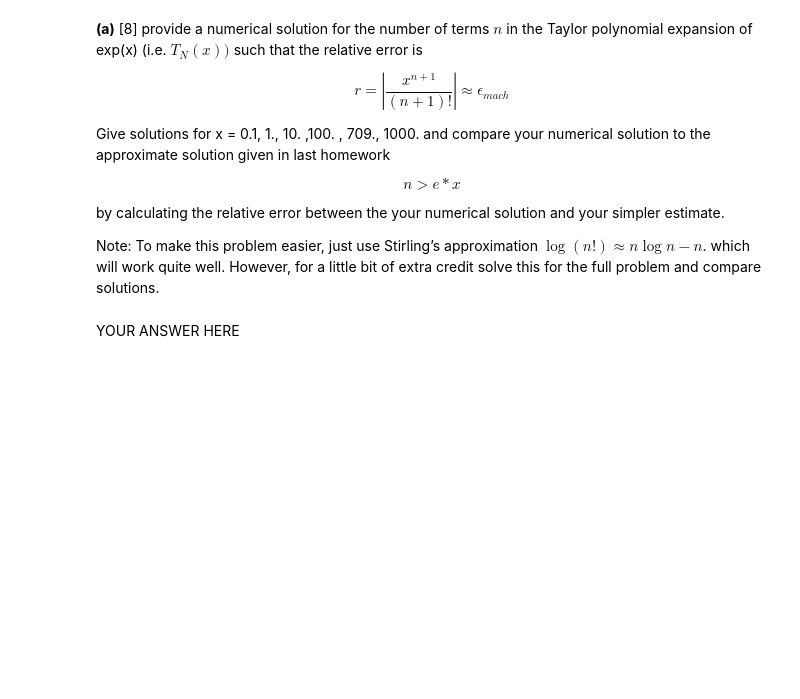
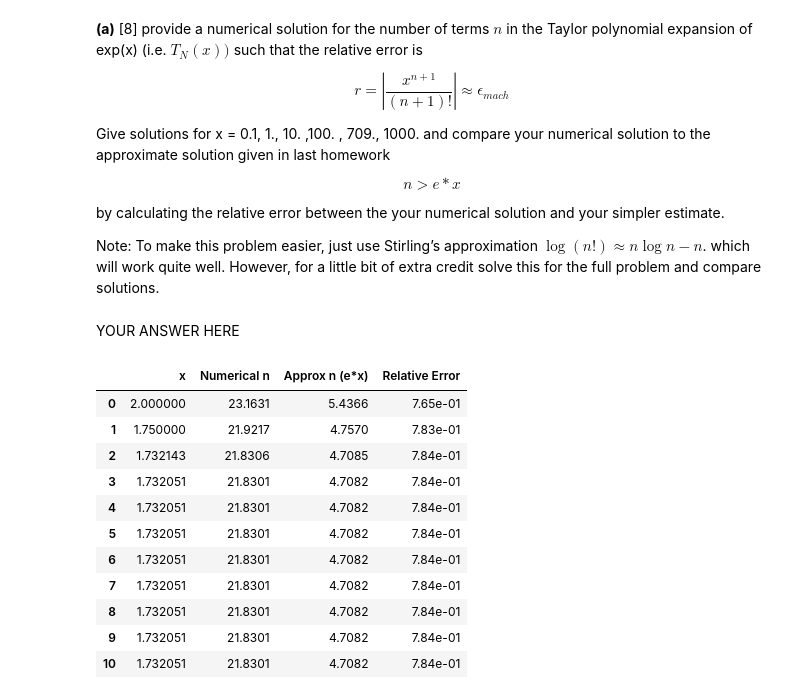
Before and after one commit to ArminNouri/intro-numerical-methods, a Jupyter notebook: hw2/HW2_roots.ipynb, the cells around one changed output. Saved outputs shown, nothing was run; the diff lists cells and outputs as text; code cells hidden in the pictures; blank space fills up the shorter version.

```diff
--- a/hw2/HW2_roots.ipynb
+++ b/hw2/HW2_roots.ipynb
@@ -919,0 +917,78 @@ raise NotImplementedError()
+# %%
+# Machine epsilon
+epsilon_machine = numpy.finfo(float).eps
+
+# Stirling's approximation for log((n+1)!)
+def log_stirling_approx(n):
+    return (n + 1) * numpy.log(n + 1) - (n + 1)
+
+# Function to find the root: log(|x^{n+1}/(n+1)!|) = log(eps_machine)
+def taylor_expansion_error(n, x):
+    return (n + 1) * numpy.log(x) - log_stirling_approx(n) - numpy.log(epsilon_machine)
+
+def find_taylor_n(x):
+    """
+    Function to find the numerical solution for n such that the relative error in the Taylor expansion
+    of e^x is less than or equal to machine epsilon using root finding.
+
+    Parameters:
+    -----------
+    x : float
+        The value of x for which we want to find n.
+
+    Returns:
+    --------
+    n : float
+        The number of terms n such that the Taylor expansion satisfies the error requirement.
+    """
+    # Adjusting the bracket for different x values
+    lower_bound = 1
+    upper_bound = max(50, int(3 * numpy.exp(1) * x))  # Dynamically adjusting the upper bound based on x
+
+    result = root_scalar(taylor_expansion_error, args=(x,), method='brentq', bracket=[lower_bound, upper_bound], xtol=1.e-6)
+    return result.root
+
+# Re-running the calculations with the dynamic bracket adjustment
+numerical_n = []
+approximate_n = []
+relative_errors = []
+
+for x in x_values:
+    n_numerical = find_taylor_n(x)
+    n_approx = numpy.exp(1) * x
+
+    numerical_n.append(n_numerical)
+    approximate_n.append(n_approx)
+
+    # Relative error between numerical solution and the approximation n ≈ e*x
+    rel_error = numpy.abs(n_numerical - n_approx) / n_numerical
+    relative_errors.append(rel_error)
+
+# Recreate the table with results
+table_data = []
+
+for x, n_num, n_approx, rel_err in zip(x_values, numerical_n, approximate_n, relative_errors):
+    table_data.append({
+        'x': x,
+        'Numerical n': f'{n_num:.4f}',
+        'Approx n (e*x)': f'{n_approx:.4f}',
+        'Relative Error': f'{rel_err:.2e}'
+    })
+
+# Create DataFrame for clean display
+df_table_fixed = pd.DataFrame(table_data, columns=['x', 'Numerical n', 'Approx n (e*x)', 'Relative Error'])
+
+df_table_fixed
+# %% [output]
+|  | x | Numerical n | Approx n (e*x) | Relative Error |
+| 0 | 2.000000 | 23.1631 | 5.4366 | 7.65e-01 |
+| 1 | 1.750000 | 21.9217 | 4.7570 | 7.83e-01 |
+| 2 | 1.732143 | 21.8306 | 4.7085 | 7.84e-01 |
+| 3 | 1.732051 | 21.8301 | 4.7082 | 7.84e-01 |
+| 4 | 1.732051 | 21.8301 | 4.7082 | 7.84e-01 |
+| 5 | 1.732051 | 21.8301 | 4.7082 | 7.84e-01 |
+| 6 | 1.732051 | 21.8301 | 4.7082 | 7.84e-01 |
+| 7 | 1.732051 | 21.8301 | 4.7082 | 7.84e-01 |
+| 8 | 1.732051 | 21.8301 | 4.7082 | 7.84e-01 |
+| 9 | 1.732051 | 21.8301 | 4.7082 | 7.84e-01 |
+| 10 | 1.732051 | 21.8301 | 4.7082 | 7.84e-01 |
```
Also changed, not shown: parts of 2 cells of this notebook.
